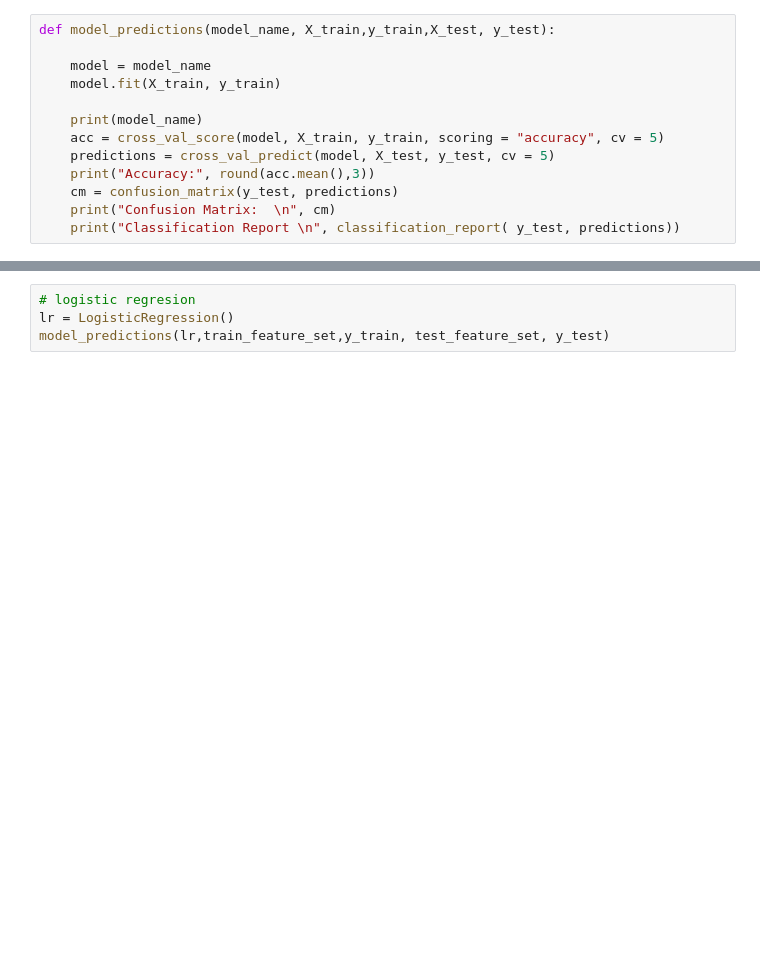
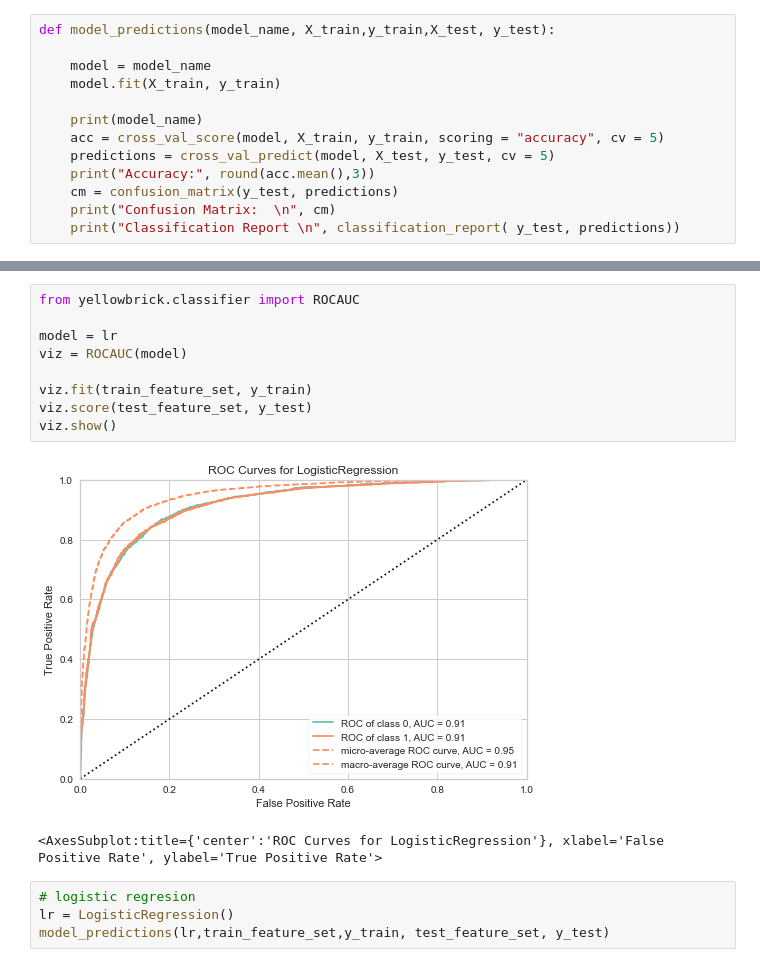
Before and after one commit to baharbiazar/E_Commerce_Reviews_Sentiment_Analysis, a Jupyter notebook: yek_bar_baraye_hamishesh.ipynb, the cells around one changed output, grey strips where cells are left out. Cells and saved outputs as stored; diff of their text form; blank space fills up the shorter version.

```diff
--- a/yek_bar_baraye_hamishesh.ipynb
+++ b/yek_bar_baraye_hamishesh.ipynb
@@ -116,3 +155,15 @@ def model_predictions(model_name, X_train,y_train,X_test, y_test):
+# %%
+from yellowbrick.classifier import ROCAUC
+
+model = lr
+viz = ROCAUC(model)
+
+viz.fit(train_feature_set, y_train)
+viz.score(test_feature_set, y_test)
+viz.show()
+# %% [output]
+[figure, added]
+<AxesSubplot:title={'center':'ROC Curves for LogisticRegression'}, xlabel='False Positive Rate', ylabel='True Positive Rate'>
 # %%
 # logistic regresion
 lr = LogisticRegression()
```
Also changed, not shown: parts of 11 cells of this notebook, 4 other files.
